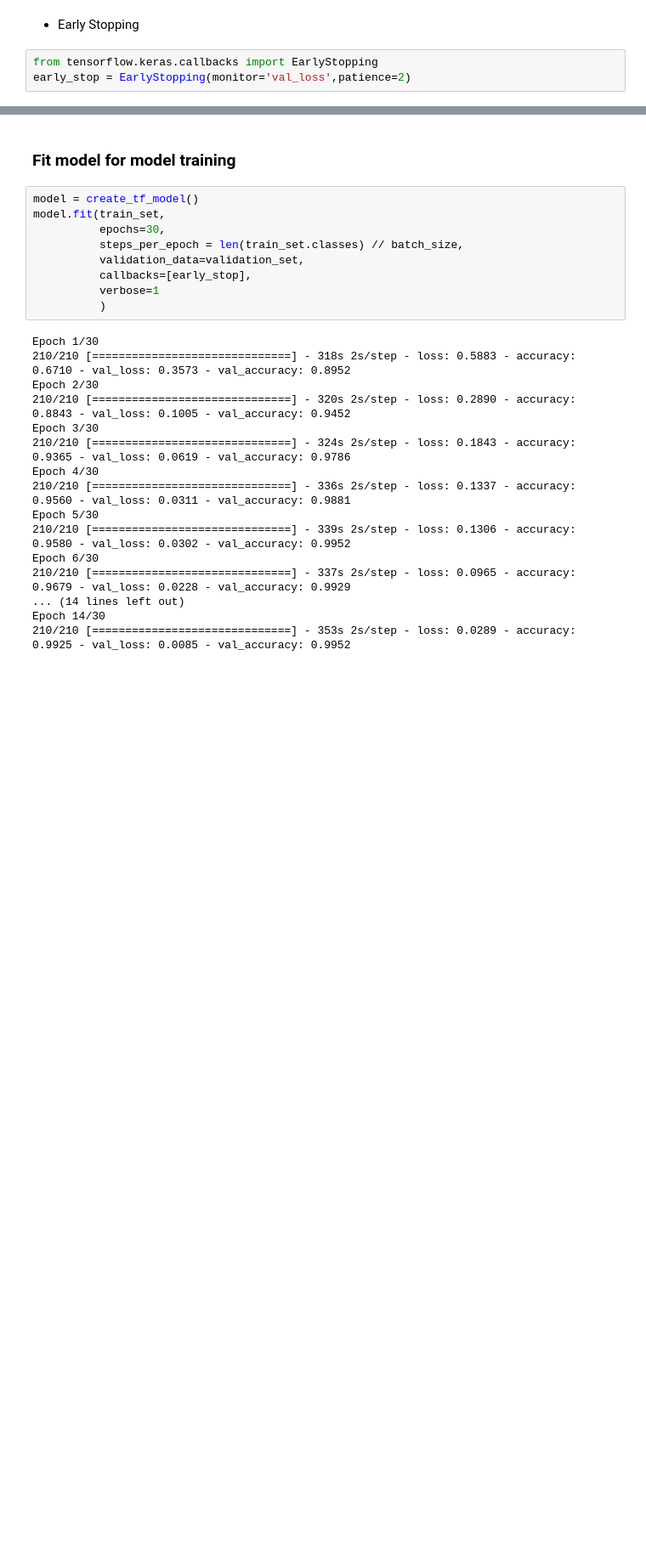
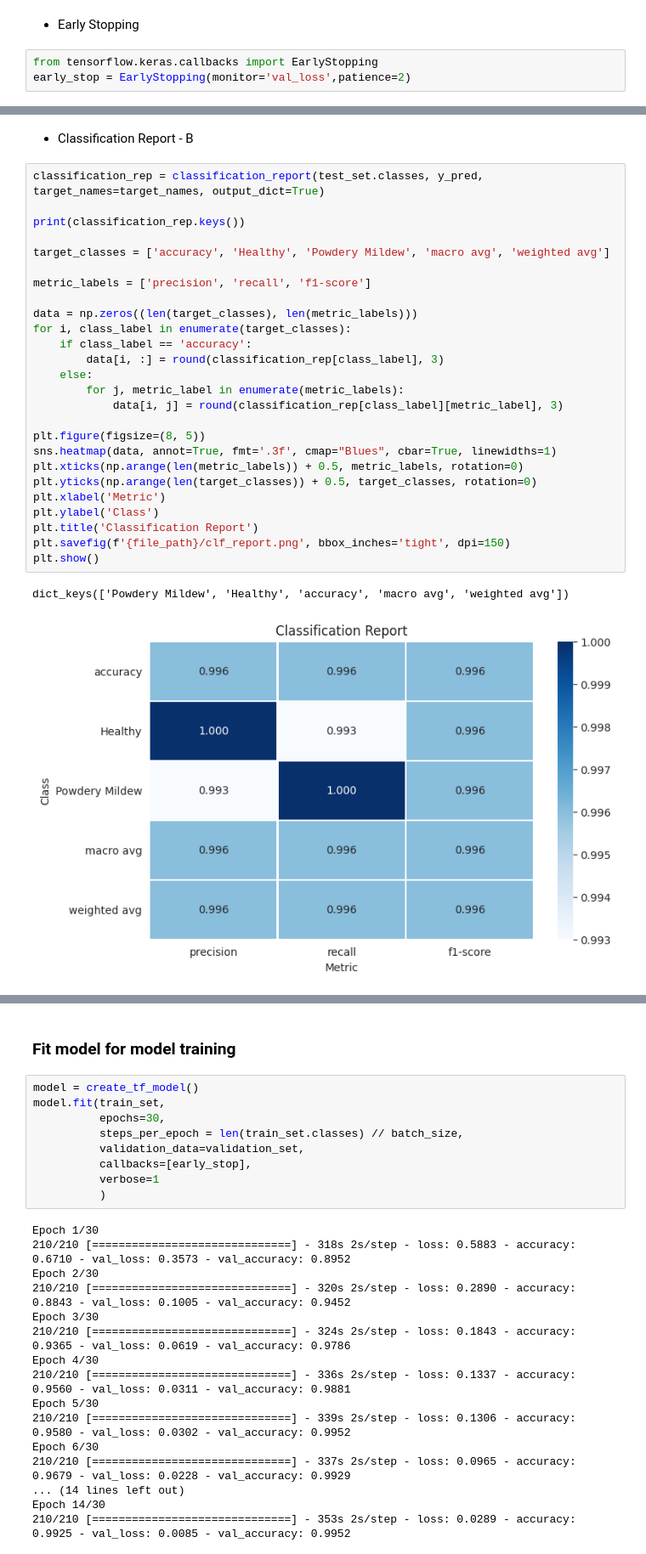
Before and after one commit to EMPZsolt/my-fifth-project, a Jupyter notebook: jupyter_notebooks/03 - Modelling and Evaluating.ipynb, the cells around one changed output, grey strips where cells are left out. Shown at 85% size. Cells and saved outputs as stored; diff of their text form; blank space fills up the shorter version.

```diff
--- a/jupyter_notebooks/03 - Modelling and Evaluating.ipynb
+++ b/jupyter_notebooks/03 - Modelling and Evaluating.ipynb
@@ -349,0 +565,31 @@ early_stop = EarlyStopping(monitor='val_loss',patience=2)
+# %% [markdown]
+* Classification Report - B
+# %%
+classification_rep = classification_report(test_set.classes, y_pred, target_names=target_names, output_dict=True)
+
+print(classification_rep.keys())
+
+target_classes = ['accuracy', 'Healthy', 'Powdery Mildew', 'macro avg', 'weighted avg']
+
+metric_labels = ['precision', 'recall', 'f1-score']
+
+data = np.zeros((len(target_classes), len(metric_labels)))
+for i, class_label in enumerate(target_classes):
+    if class_label == 'accuracy':
+        data[i, :] = round(classification_rep[class_label], 3)
+    else:
+        for j, metric_label in enumerate(metric_labels):
+            data[i, j] = round(classification_rep[class_label][metric_label], 3)
+
+plt.figure(figsize=(8, 5))
+sns.heatmap(data, annot=True, fmt='.3f', cmap="Blues", cbar=True, linewidths=1)
+plt.xticks(np.arange(len(metric_labels)) + 0.5, metric_labels, rotation=0)
+plt.yticks(np.arange(len(target_classes)) + 0.5, target_classes, rotation=0)
+plt.xlabel('Metric')
+plt.ylabel('Class')
+plt.title('Classification Report')
+plt.savefig(f'{file_path}/clf_report.png', bbox_inches='tight', dpi=150)
+plt.show()
+# %% [output]
+dict_keys(['Powdery Mildew', 'Healthy', 'accuracy', 'macro avg', 'weighted avg'])
+[figure, added]
```
Also changed, not shown: parts of 49 cells of this notebook, 31 other files.
